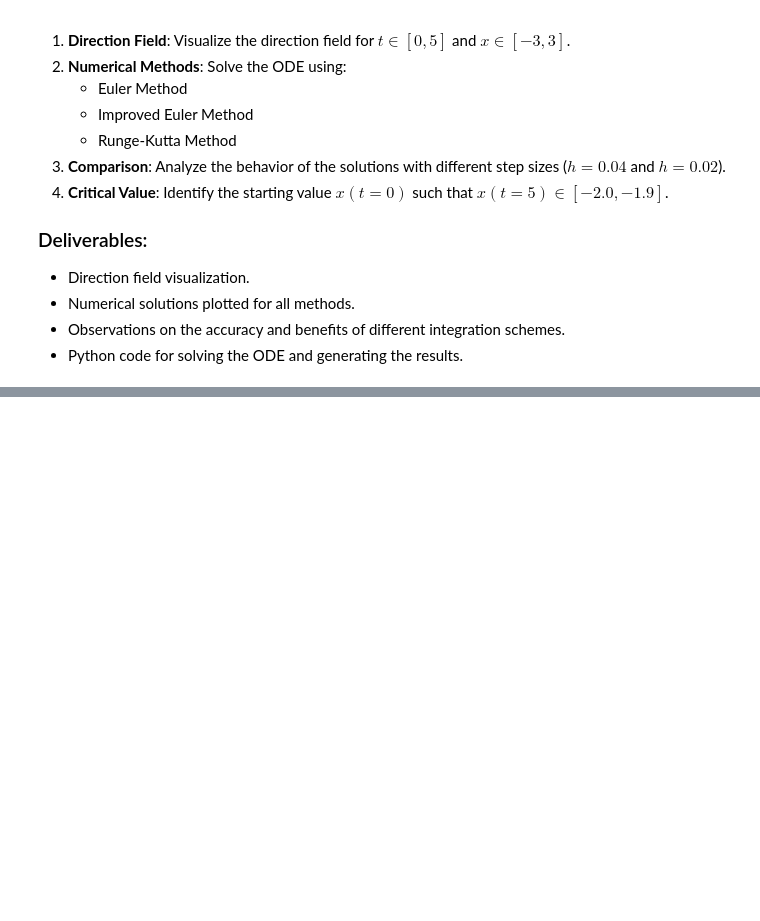
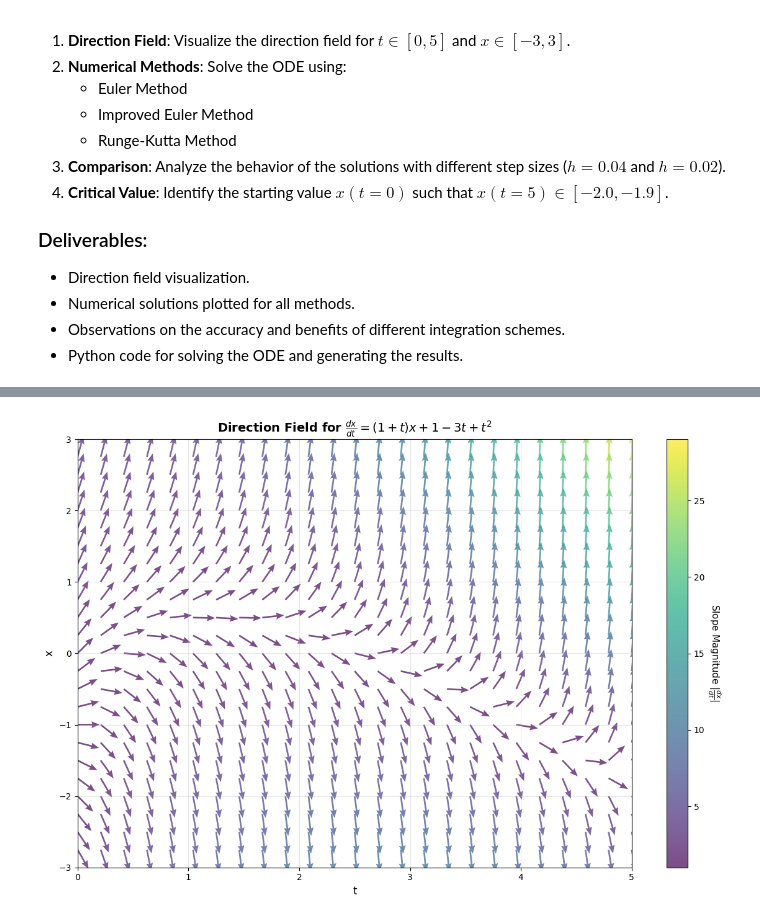
Before and after one commit to Matth3wc/Comp-Sim-Numerical-Methods, a Jupyter notebook: Part-1/Assignments/Comp_Sim_Assignment_3/MainScript.ipynb, the cells around one changed output, grey strips where cells are left out. Drawn from its saved outputs; the diff is of its cells as text; code cells hidden in the pictures; blank space fills up the shorter version.

```diff
--- a/Part-1/Assignments/Comp_Sim_Assignment_3/MainScript.ipynb
+++ b/Part-1/Assignments/Comp_Sim_Assignment_3/MainScript.ipynb
@@ -32,56 +35,55 @@ import matplotlib.pyplot as plt
 def f(x, t):
     return (1 + t) * x + 1 - 3 * t + t**2
 # %%
-# Create grid
-t_values = np.linspace(0, 5, 25)
-x_values = np.linspace(-3, 3, 25)
+def direction_field():
+    # Create grid
+    t_values = np.linspace(0, 5, 25)
+    x_values = np.linspace(-3, 3, 25)
 
-# Create meshgrid
-T, X = np.meshgrid(t_values, x_values)
+    # Create meshgrid
+    T, X = np.meshgrid(t_values, x_values)
 
-# Calculate slopes (dx/dt) at each grid point
-dT = np.ones_like(T)  # dt = 1 (unit step in t direction)
-dX = f(X, T)           # dx/dt from our ODE
+    # Calculate slopes (dx/dt) at each grid point
+    dT = np.ones_like(T)  # dt = 1 (unit step in t direction)
+    dX = f(X, T)           # dx/dt from our ODE
 
-# Normalize arrows for better visualization
-# This makes all arrows the same length, only showing direction
-magnitude = np.sqrt(dT**2 + dX**2)
-dT_norm = dT / magnitude
-dX_norm = dX / magnitude
+    # Normalize arrows for better visualization
+    # This makes all arrows the same length, only showing direction
+    magnitude = np.sqrt(dT**2 + dX**2)
+    dT_norm = dT / magnitude
+    dX_norm = dX / magnitude
 
-# Create the plot
-fig, ax = plt.subplots(figsize=(12, 8))
+    # Create the plot
+    fig, ax = plt.subplots(figsize=(12, 8))
 
-# Plot direction field using quiver
-Q = ax.quiver(T, X, dT_norm, dX_norm,
-                magnitude,
-                cmap='viridis',
-                alpha=0.7,
-                scale=25,
-                width=0.003,
-                headwidth=4,
-                headlength=5)
+    # Plot direction field using quiver
+    Q = ax.quiver(T, X, dT_norm, dX_norm,
+                    magnitude,
+                    cmap='viridis',
+                    alpha=0.7,
+                    scale=25,
+                    width=0.003,
+                    headwidth=4,
+                    headlength=5)
 
-# Add colorbar to show magnitude
-cbar = plt.colorbar(Q, ax=ax)
-cbar.set_label('Slope Magnitude |dx/dt|', rotation=270, labelpad=20, fontsize=11)
+    # Add colorbar to show magnitude
+    cbar = plt.colorbar(Q, ax=ax)
+    cbar.set_label(r'Slope Magnitude $|\frac{dx}{dt}|$', rotation=270, labelpad=20, fontsize=11)
 
-# Labels and formatting
-ax.set_xlabel('t', fontsize=12)
-ax.set_ylabel('x', fontsize=12)
-ax.set_title('Direction Field for $\\frac{\dx}{\dt}$ = (1+t)x + 1 - 3t + t²',
-                fontsize=14, fontweight='bold')
-ax.grid(True, alpha=0.3)
-ax.set_xlim(0, 5)
-ax.set_ylim(-3, 3)
+    # Labels and formatting
+    ax.set_xlabel('t', fontsize=12)
+    ax.set_ylabel('x', fontsize=12)
+    ax.set_title(r'Direction Field for $\frac{dx}{dt} = (1+t)x + 1 - 3t + t^2$',
+                    fontsize=14, fontweight='bold')
+    ax.grid(True, alpha=0.3)
+    ax.set_xlim(0, 5)
+    ax.set_ylim(-3, 3)
 
-# Mark the critical region around x_c ≈ 0.065923
-ax.axhline(y=0.065923, color='red', linestyle='--',
-            linewidth=2, alpha=0.8, label='Critical value x_c ≈ 0.065923')
 
-plt.legend(loc='upper left', fontsize=10, framealpha=0.9)
-plt.tight_layout()
-plt.savefig('direction_field.png', dpi=300, bbox_inches='tight')
-print("Task 1: Direction field plot created and saved as 'direction_field.png'")
+    plt.tight_layout()
+    plt.savefig('direction_field.png', dpi=300, bbox_inches='tight')
+    print("Task 1: Direction field plot created and saved as 'direction_field.png'")
+
+direction_field()
 plt.show()
 # %% [output]
@@ -101,0 +91 @@ ParseSyntaxException: Unknown symbol: \dx, found '\'  (at char 6), (line:1, col:
+[figure, added]
```
Also changed, not shown: parts of 10 cells of this notebook, 1 other file.
